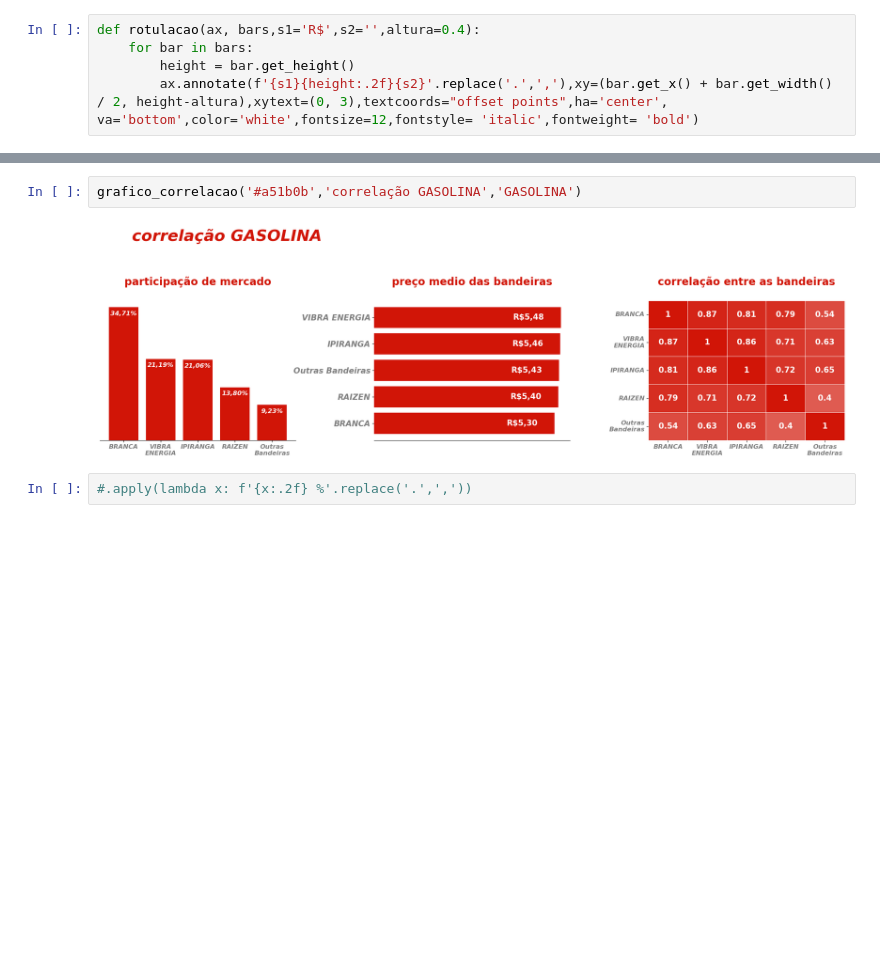
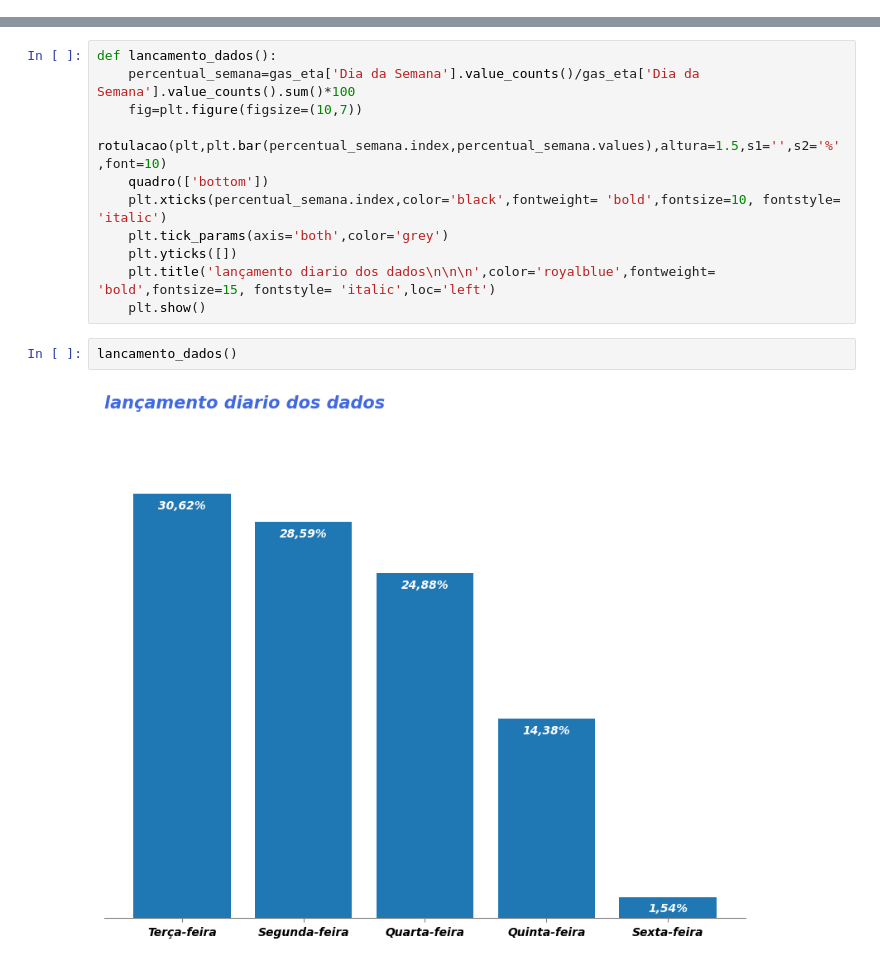
Before and after one commit to davidmidoria/analise_gasolina_etanol, a Jupyter notebook: analise.ipynb, the cells around one changed output, grey strips where cells are left out. Drawn from its saved outputs; the diff is of its cells as text; blank space fills up the shorter version.

Commit message:
novos gráficos
gráfico dos lançamentos por região e dias da semana

```diff
--- a/analise.ipynb
+++ b/analise.ipynb
@@ -166,5 +86,0 @@ media_diaria_b.loc['GASOLINA'].corr()
-# %%
-def rotulacao(ax, bars,s1='R$',s2='',altura=0.4):
-    for bar in bars:
-        height = bar.get_height()
-        ax.annotate(f'{s1}{height:.2f}{s2}'.replace('.',','),xy=(bar.get_x() + bar.get_width() / 2, height-altura),xytext=(0, 3),textcoords="offset points",ha='center', va='bottom',color='white',fontsize=12,fontstyle= 'italic',fontweight= 'bold')
@@ -213,6 +87,15 @@ def grafico_correlacao(cor,titulo,item):
-# %%
-grafico_correlacao('#a51b0b','correlação GASOLINA','GASOLINA')
-# %% [output]
-[figure, removed]
-# %%
-#.apply(lambda x: f'{x:.2f} %'.replace('.',','))
+# %%
+def lancamento_dados():
+    percentual_semana=gas_eta['Dia da Semana'].value_counts()/gas_eta['Dia da Semana'].value_counts().sum()*100
+    fig=plt.figure(figsize=(10,7))
+    rotulacao(plt,plt.bar(percentual_semana.index,percentual_semana.values),altura=1.5,s1='',s2='%',font=10)
+    quadro(['bottom'])
+    plt.xticks(percentual_semana.index,color='black',fontweight= 'bold',fontsize=10, fontstyle= 'italic')
+    plt.tick_params(axis='both',color='grey')
+    plt.yticks([])
+    plt.title('lançamento diario dos dados\n\n\n',color='royalblue',fontweight= 'bold',fontsize=15, fontstyle= 'italic',loc='left')
+    plt.show()
+# %%
+lancamento_dados()
+# %% [output]
+[figure, added]
```
Also changed, not shown: parts of 8 cells of this notebook, 1 other file.
